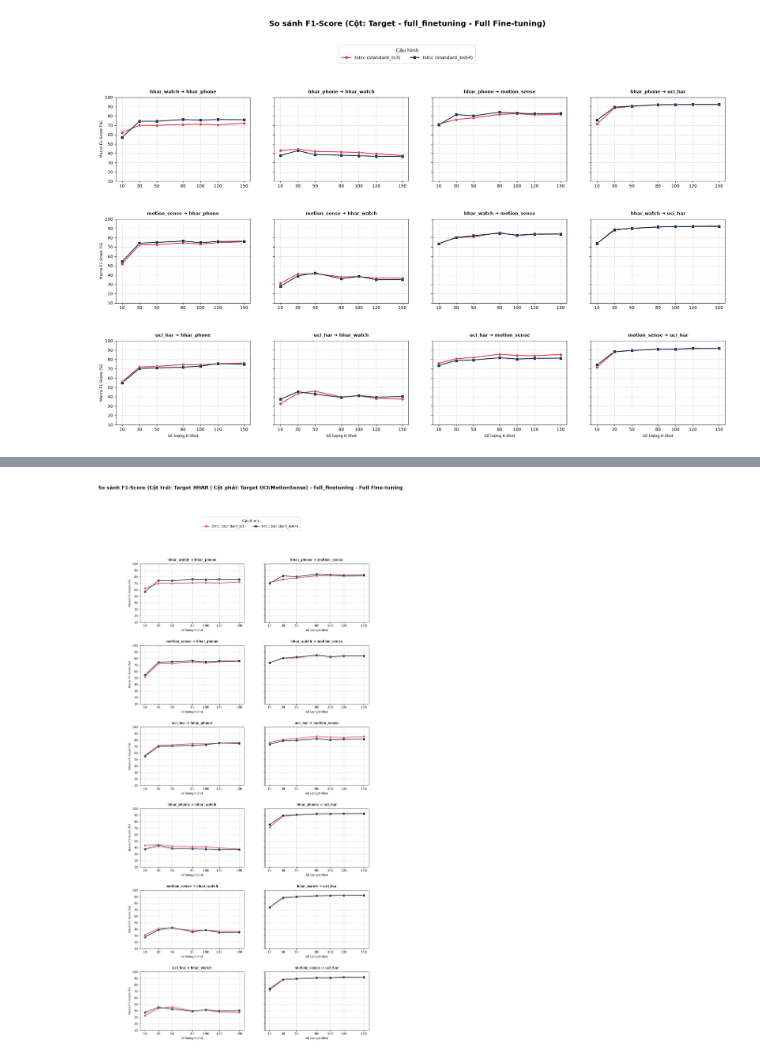
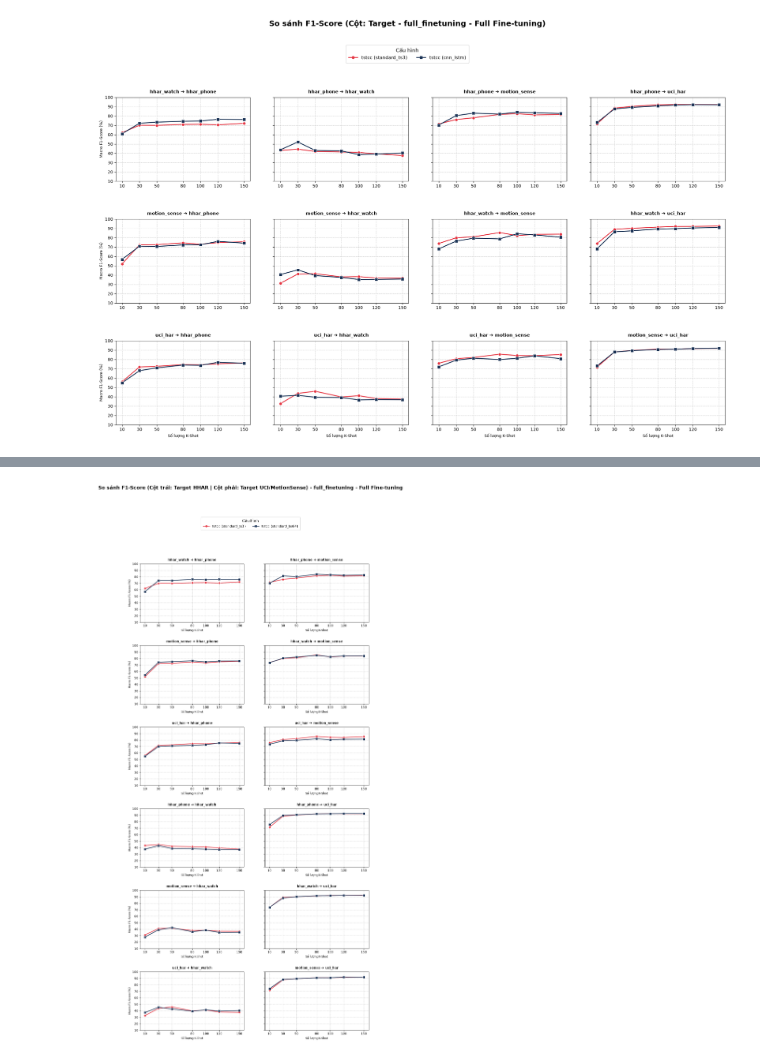
Before and after one commit to Dungx1107/CrossDomain-HAR-SSL, a Jupyter notebook: scripts/05_analysis/analyze_results.ipynb, the cells around one changed output, grey strips where cells are left out. Drawn from its saved outputs; the diff is of its cells as text; code cells hidden in the pictures.

```diff
--- a/scripts/05_analysis/analyze_results.ipynb
+++ b/scripts/05_analysis/analyze_results.ipynb
@@ -272,13 +272,14 @@ def plot_by_targets_2_cols(config_list, protocol, title_suffix="", show_plots=Tr
 # %%
 # Gọi hàm 1: Nhóm theo Đích (Target)
 plot_by_targets(
     # config_list=["tstcc/standard_bs64_ep40", "tstcc/standard_bs128","tstcc/standard_bs64"],
-    config_list=["tstcc/standard_ts3", "tstcc/standard_bs64"],
+    # config_list=["tstcc/standard_ts3", "tstcc/standard_bs64"],
+    config_list=["tstcc/standard_ts3", "tstcc/cnn_lstm"],
     protocol="full_finetuning",
     title_suffix="Full Fine-tuning"
 )
 # %% [output]
-[figure, old version]
+[figure, new version]
 # %%
 # Gọi hàm 1: Nhóm theo Đích (Target)
 plot_by_targets(
```
Also changed, not shown: parts of 1 cell of this notebook, 24 other files.
